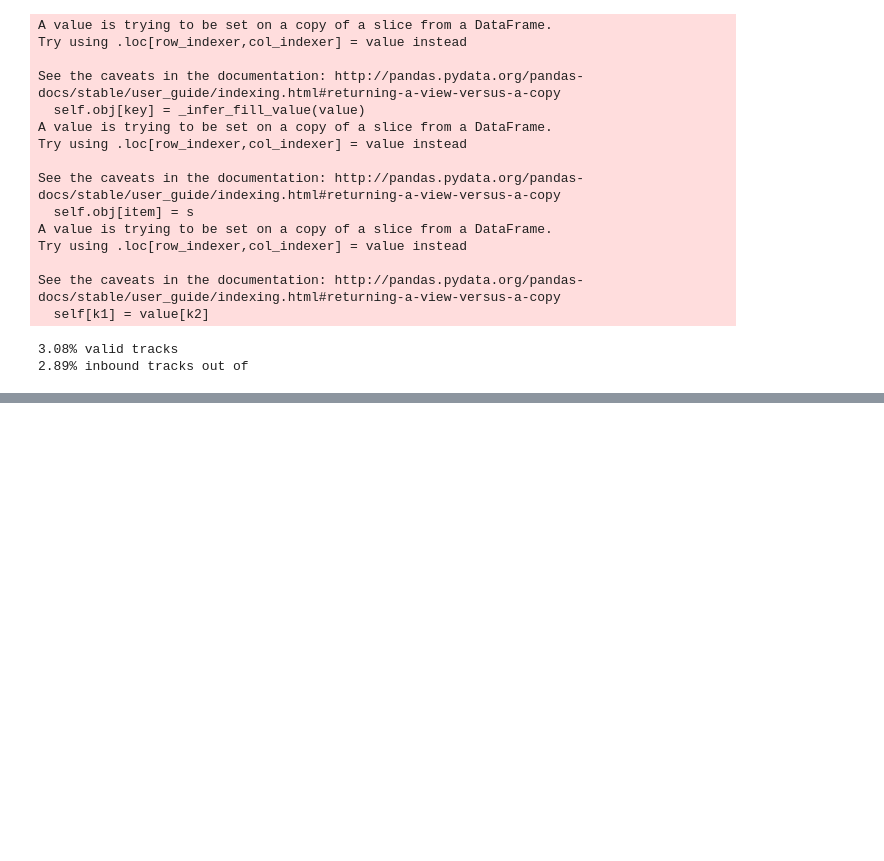
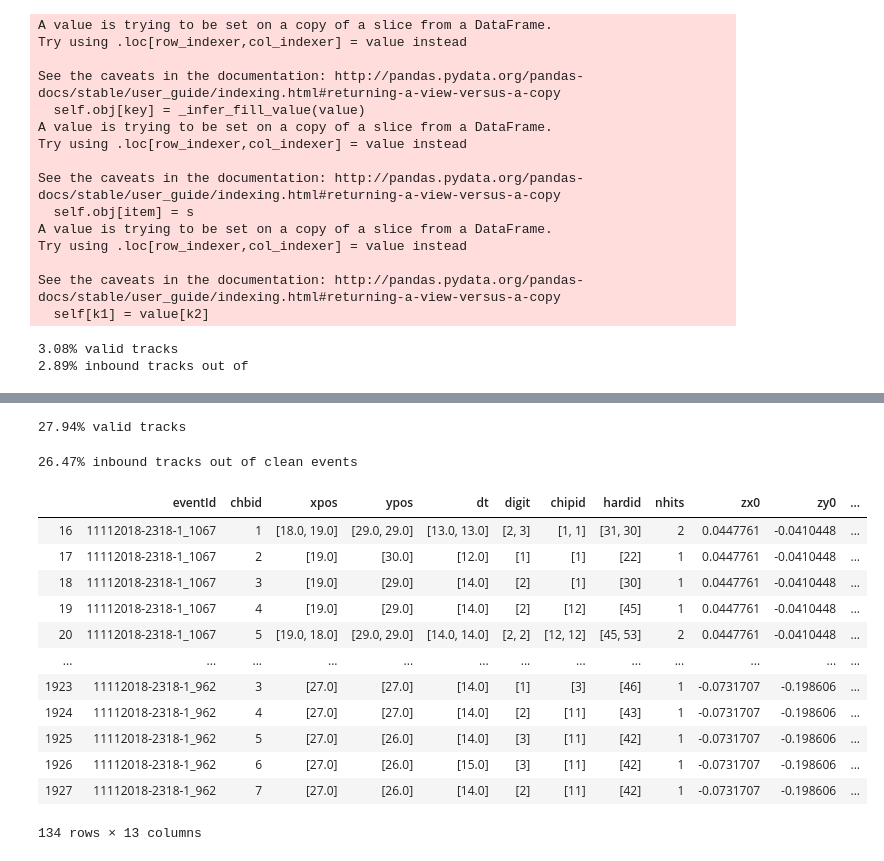
Before and after one commit to dansichi/RPWELL_SDHCAL_analysis, a Jupyter notebook: Untitled.ipynb, the cells around one changed output, grey strips where cells are left out. Cells and saved outputs as stored; diff of their text form; code cells hidden in the pictures; blank space fills up the shorter version.

```diff
--- a/Untitled.ipynb
+++ b/Untitled.ipynb
@@ -718,0 +729,7 @@ print("{:.2%} events with up to 2 adjacent hits per layer".format(len(df_mip)/le
+# %%
+df_mip_evt = df_mip.groupby(dataId).agg(lambda x: len(set(x)))
+valid_trks = df_mip_evt[df_mip_evt['chbid'] > Nchb-2].index.tolist()
+df_mip = df_mip[df_mip[dataId].isin(valid_trks)]
+print('{:.2%} valid tracks'.format(len(valid_trks)/len(df_batch.eventId.unique().tolist())))
+# %% [output]
+27.94% valid tracks
@@ -718,0 +744,50 @@ print("{:.2%} events with up to 2 adjacent hits per layer".format(len(df_mip)/le
+# %%
+# Fitting track
+fit = pd.DataFrame({'zx': tofit_xyz[['chbid', 'xpos']].apply(tuple, axis=1),
+                'zy': tofit_xyz[['chbid', 'ypos']].apply(tuple, axis=1)})
+tofit_xyz[['zx', 'zy']] = fit.applymap(lambda p: np.polyfit(p[0], p[1], 1))
+
+# Calculating residuals
+res = 2
+residuals = pd.DataFrame({'x': tofit_xyz[['xpos', 'zx', 'chbid']].apply(tuple, axis=1),
+                          'y': tofit_xyz[['ypos', 'zy', 'chbid']].apply(tuple, axis=1)})
+residuals.loc[:, 'xres'] = residuals.x.agg(lambda x: np.abs(x[0] - (x[1][0]*x[2] + x[1][1])))
+residuals.loc[:, 'yres'] = residuals.y.agg(lambda x: np.abs(x[0] - (x[1][0]*x[2] + x[1][1])))
+
+# A MIP should have residual < 1
+tofit_xyz['inbound'] = residuals[['xres', 'yres']].apply(tuple, axis=1).\
+                       agg(lambda x: sum(x[0] > res)+sum(x[1] > res) == 0 )
+
+df_batch.loc[:, 'zx0'] = ""
+df_batch.loc[:, 'zy0'] = ""
+df_batch.loc[:, 'zx1'] = ""
+df_batch.loc[:, 'zy1'] = ""
+
+# saving the fit parameters
+for i in tofit_xyz.index.tolist():
+
+    df_batch.loc[df_batch[dataId] == i, ['zx0']] = tofit_xyz['zx'][i][0]
+    df_batch.loc[df_batch[dataId] == i, ['zx1']] = tofit_xyz['zx'][i][1]
+    df_batch.loc[df_batch[dataId] == i, ['zy0']] = tofit_xyz['zy'][i][0]
+    df_batch.loc[df_batch[dataId] == i, ['zy1']] = tofit_xyz['zy'][i][1]
+# %%
+print('{:.2%} inbound tracks out of clean events'.format(len(tofit_xyz[tofit_xyz.inbound].index.tolist())/len(df_batch[dataId].unique().tolist()), len(df_batch.index.tolist())))
+# %% [output]
+26.47% inbound tracks out of clean events
+# %%
+df_mips = df_batch[df_batch[dataId].isin(tofit_xyz[tofit_xyz.inbound].index.tolist())]
+df_mips
+# %% [output]
+|  | eventId | chbid | xpos | ypos | dt | digit | chipid | hardid | nhits | zx0 | zy0 | ... |
+| 16 | 11112018-2318-1_1067 | 1 | [18.0, 19.0] | [29.0, 29.0] | [13.0, 13.0] | [2, 3] | [1, 1] | [31, 30] | 2 | 0.0447761 | -0.0410448 | ... |
+| 17 | 11112018-2318-1_1067 | 2 | [19.0] | [30.0] | [12.0] | [1] | [1] | [22] | 1 | 0.0447761 | -0.0410448 | ... |
+| 18 | 11112018-2318-1_1067 | 3 | [19.0] | [29.0] | [14.0] | [2] | [1] | [30] | 1 | 0.0447761 | -0.0410448 | ... |
+| 19 | 11112018-2318-1_1067 | 4 | [19.0] | [29.0] | [14.0] | [2] | [12] | [45] | 1 | 0.0447761 | -0.0410448 | ... |
+| 20 | 11112018-2318-1_1067 | 5 | [19.0, 18.0] | [29.0, 29.0] | [14.0, 14.0] | [2, 2] | [12, 12] | [45, 53] | 2 | 0.0447761 | -0.0410448 | ... |
+| ... | ... | ... | ... | ... | ... | ... | ... | ... | ... | ... | ... | ... |
+| 1923 | 11112018-2318-1_962 | 3 | [27.0] | [27.0] | [14.0] | [1] | [3] | [46] | 1 | -0.0731707 | -0.198606 | ... |
+| 1924 | 11112018-2318-1_962 | 4 | [27.0] | [27.0] | [14.0] | [2] | [11] | [43] | 1 | -0.0731707 | -0.198606 | ... |
+| 1925 | 11112018-2318-1_962 | 5 | [27.0] | [26.0] | [14.0] | [3] | [11] | [42] | 1 | -0.0731707 | -0.198606 | ... |
+| 1926 | 11112018-2318-1_962 | 6 | [27.0] | [26.0] | [15.0] | [3] | [11] | [42] | 1 | -0.0731707 | -0.198606 | ... |
+| 1927 | 11112018-2318-1_962 | 7 | [27.0] | [26.0] | [14.0] | [2] | [11] | [42] | 1 | -0.0731707 | -0.198606 | ... |
+134 rows × 13 columns
```
Also changed, not shown: parts of 8 cells of this notebook, 3 other files.
